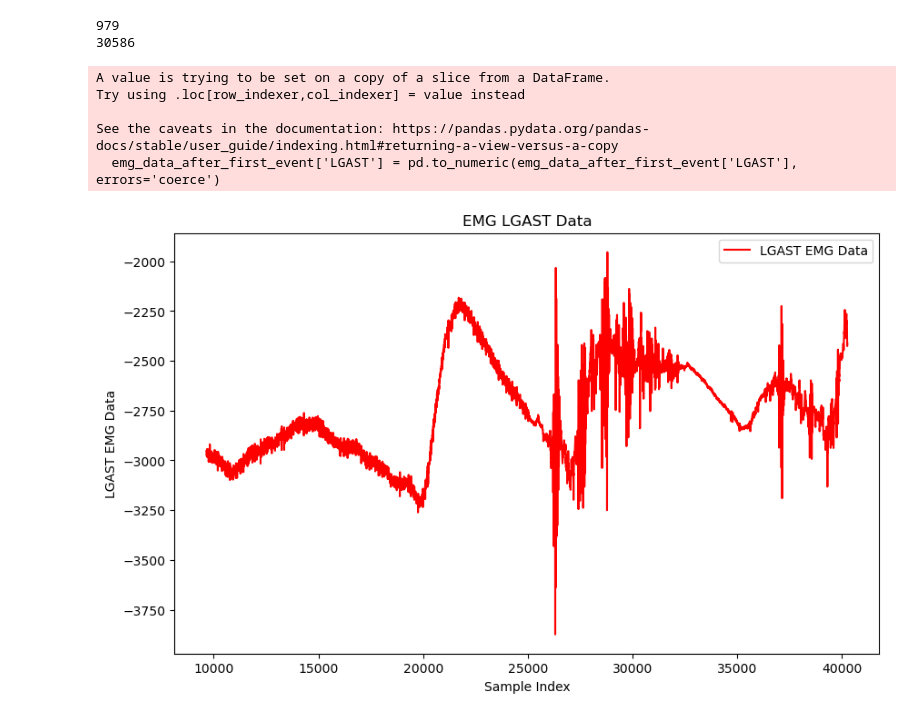
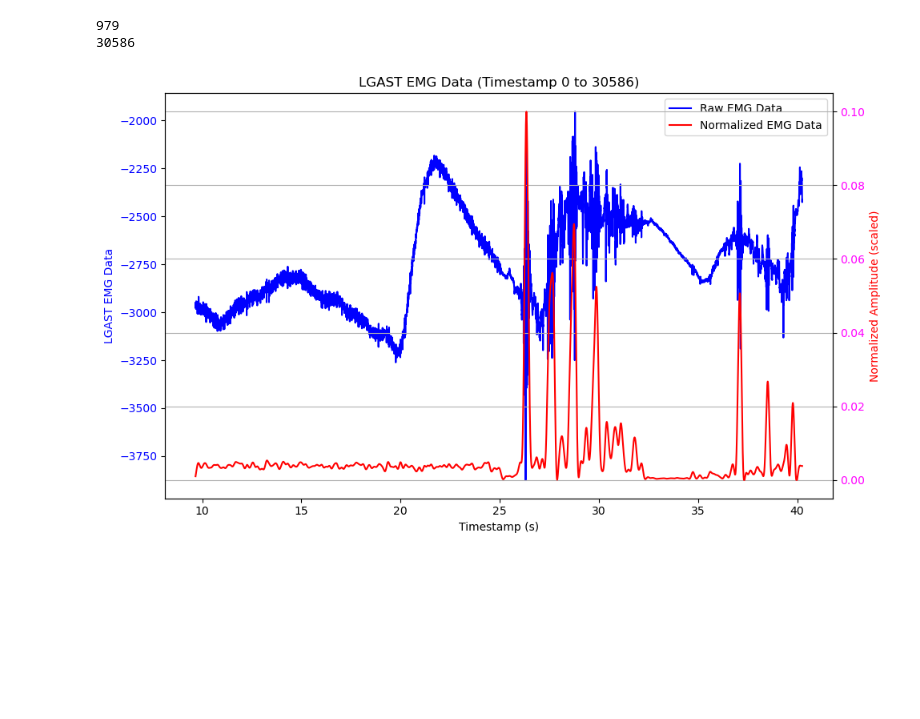
Before and after one commit to eddLai/ExoskeletonPowerAsistance, a Jupyter notebook: simulation/preprocessing/analysis/video_analysis.ipynb, the cells around one changed output. Saved outputs shown, nothing was run; the diff lists cells and outputs as text; code cells hidden in the pictures; blank space fills up the shorter version.

```diff
--- a/simulation/preprocessing/analysis/video_analysis.ipynb
+++ b/simulation/preprocessing/analysis/video_analysis.ipynb
@@ -296,6 +284,15 @@ plt.show()
 # %% [output]
 979
 [figure]
+# %%
+from EMG_class import EMG_DATA
+emg_data= EMG_DATA(base_path)
+emg_data.read_emg_file(0)
+first_event_index = emg_data.get_event_id_indices()[0]
+first_event_index
+emg_data.our_data = emg_data.our_data.iloc[first_event_index:]
+emg_data.our_data
+emg_data_after_first_event = emg_data.process_data(normalize=True)
 # %%
 trc_start_time = trc_data['Time'].min()
 trc_end_time = trc_data['Time'].max()
@@ -316,24 +313,7 @@ print(len(emg_data_after_first_event))
 # %% [output]
 979
 30586
-# %%
-emg_data_after_first_event['LGAST'] = pd.to_numeric(emg_data_after_first_event['LGAST'], errors='coerce')
-
-# 繪製 LGAST 數據
-emg_sample = emg_data_after_first_event['LGAST']
-
-# 繪製數據範圍
-plt.figure(figsize=(10, 6))
-plt.plot(emg_sample.index, emg_sample, label='LGAST EMG Data', color='red')
-plt.xlabel('Sample Index')
-plt.ylabel('LGAST EMG Data')
-plt.title('EMG LGAST Data')
-plt.legend()
-plt.show()
-# %% [output]
-A value is trying to be set on a copy of a slice from a DataFrame.
-Try using .loc[row_indexer,col_indexer] = value instead
-
-See the caveats in the documentation: https://pandas.pydata.org/pandas-docs/stable/user_guide/indexing.html#returning-a-view-versus-a-copy
-  emg_data_after_first_event['LGAST'] = pd.to_numeric(emg_data_after_first_event['LGAST'], errors='coerce')
-[figure, removed]
+# %%
+emg_data.plot_emg('LGAST', 0, len(emg_data_after_first_event), show_processed=False, show_envelope_raw=False)
+# %% [output]
+[figure, added]
```
Also changed, not shown: parts of 1 cell of this notebook, 3 other files.
